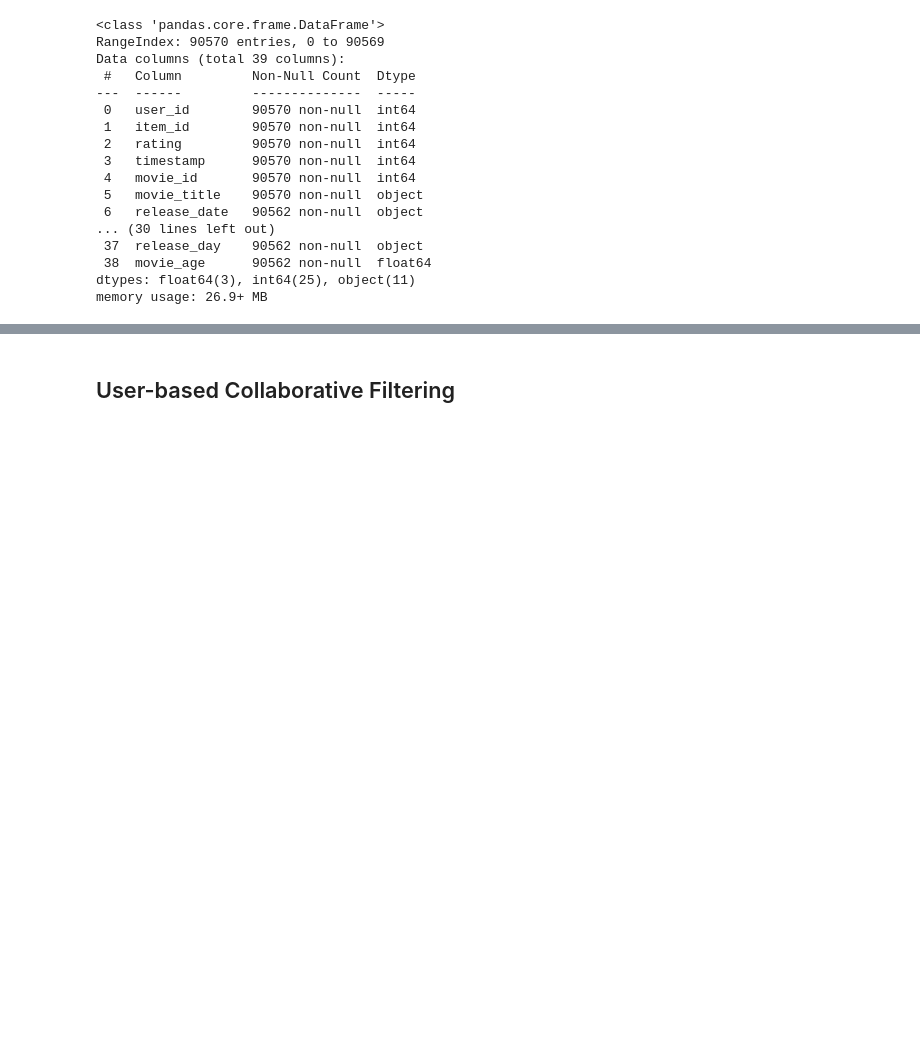
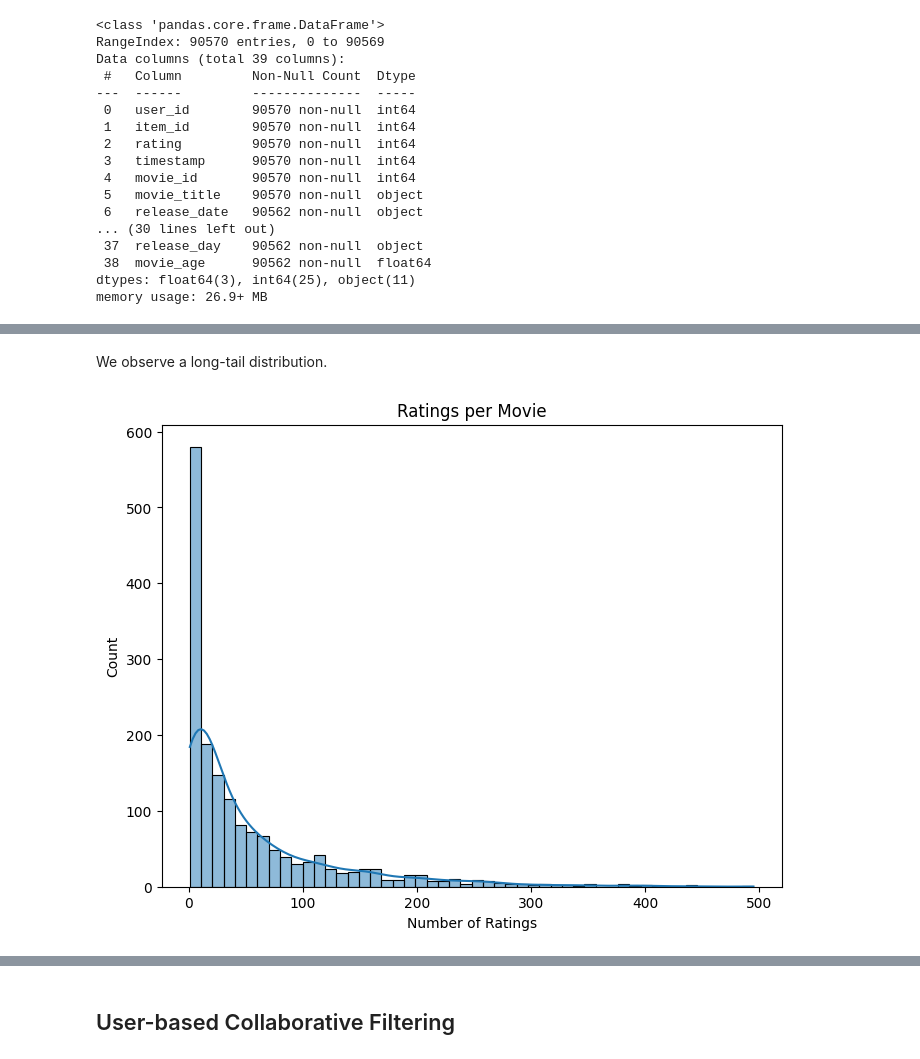
Before and after one commit to jiaawe/movielens_recommendation, a Jupyter notebook: collaborative-filtering.ipynb, the cells around one changed output, grey strips where cells are left out. Drawn from its saved outputs; the diff is of its cells as text; code cells hidden in the pictures; blank space fills up the shorter version.

```diff
--- a/collaborative-filtering.ipynb
+++ b/collaborative-filtering.ipynb
@@ -38,0 +53,14 @@ memory usage: 26.9+ MB
+# %% [markdown]
+We observe a long-tail distribution.
+# %%
+# histogram of ratings across movies
+movie_ratings_count = train_df.groupby('movie_id')['rating'].count()
+
+plt.figure(figsize=(8, 6))
+sns.histplot(movie_ratings_count, bins=50, kde=True)
+plt.title('Ratings per Movie')
+plt.xlabel('Number of Ratings')
+plt.ylabel('Count')
+plt.show()
+# %% [output]
+[figure, added]
```
Also changed, not shown: parts of 4 cells of this notebook.
